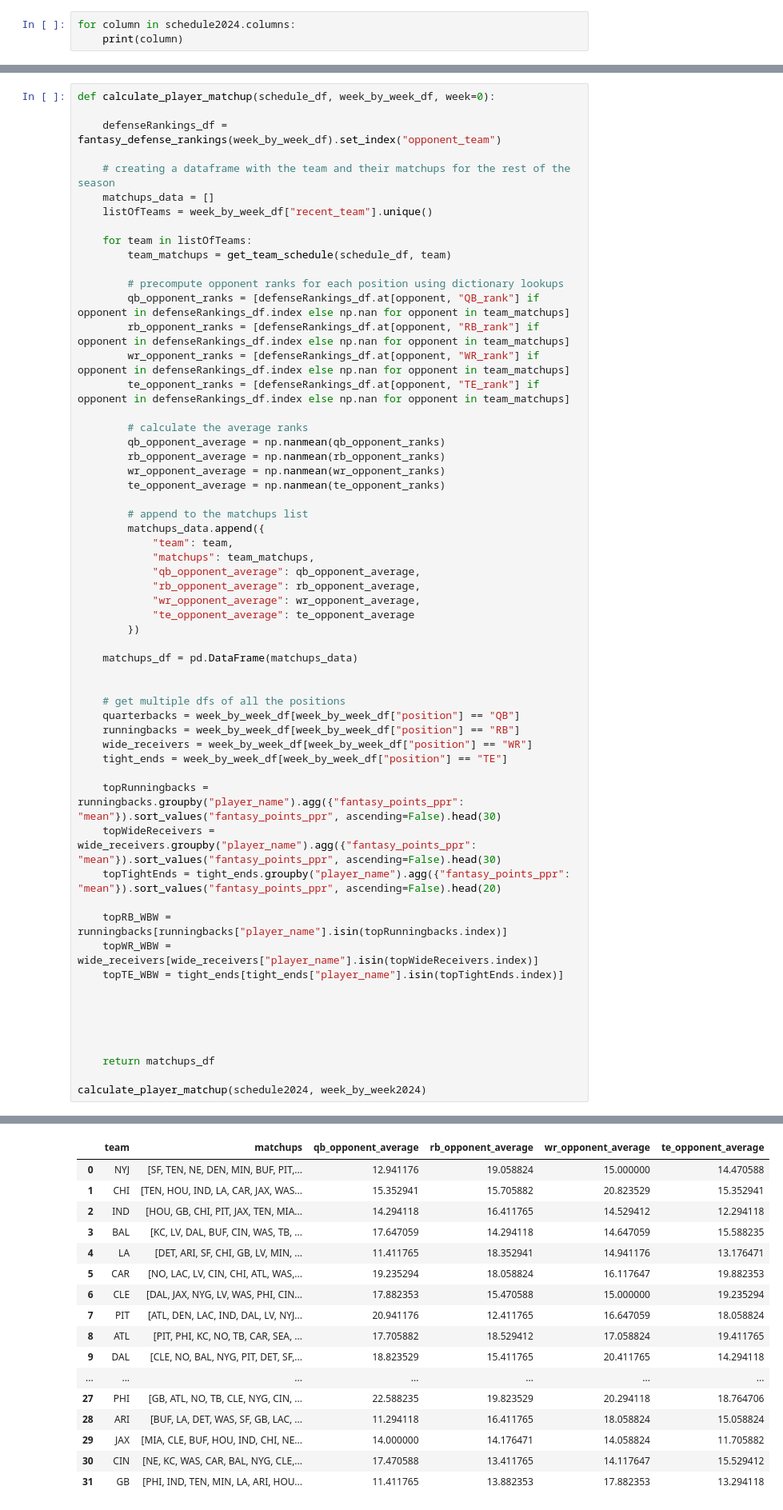
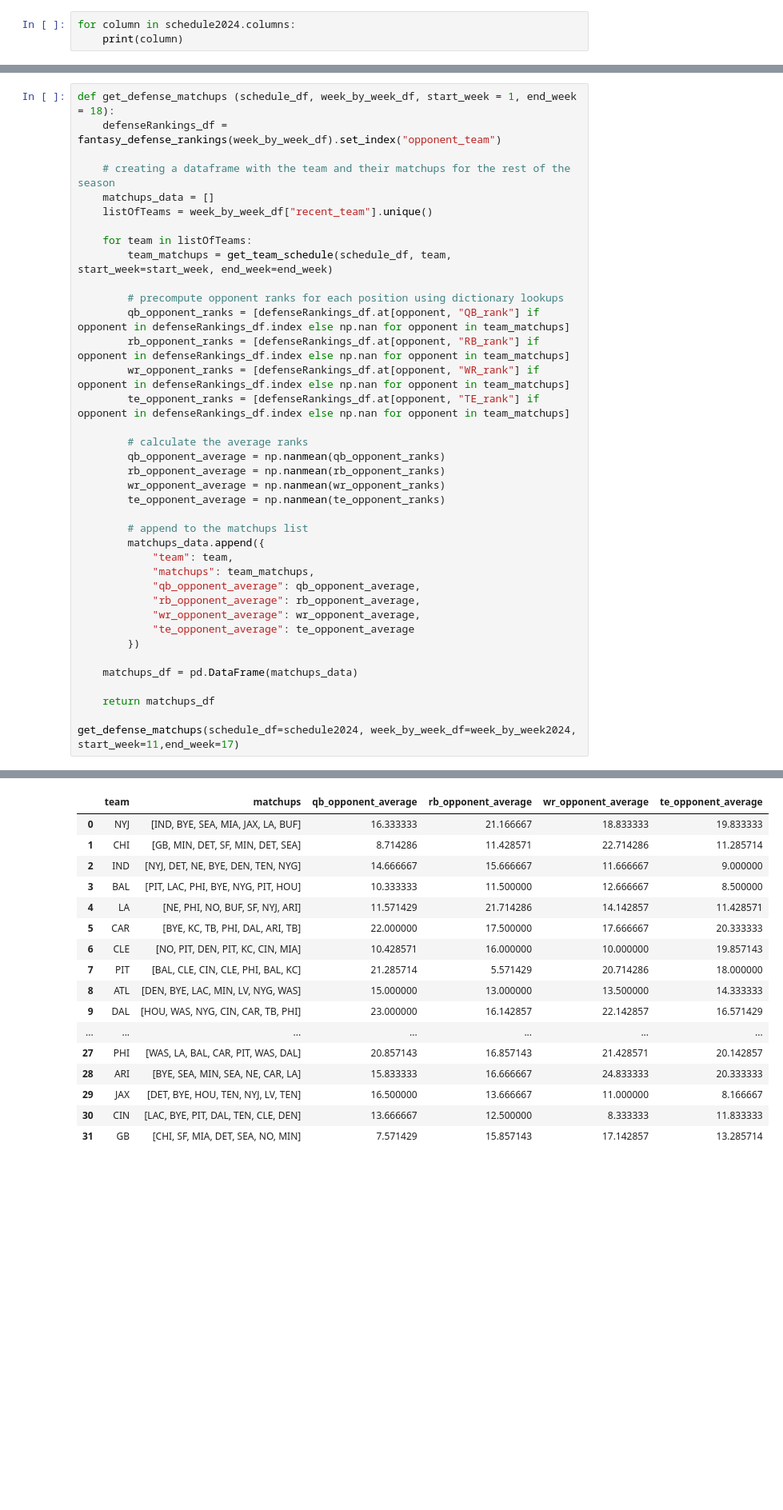
Before and after one commit to izyuan/nflanalytics, a Jupyter notebook: writingFunctions.ipynb, the cells around one changed output, grey strips where cells are left out. Shown: that part at 80% size. Saved outputs shown, nothing was run; the diff lists cells and outputs as text; blank space fills up the shorter version.

```diff
--- a/writingFunctions.ipynb
+++ b/writingFunctions.ipynb
@@ -42,6 +204,5 @@ for columns in week_by_week2024.columns:
 # %%
-def calculate_player_matchup(schedule_df, week_by_week_df, week=0):
-
+def get_defense_matchups (schedule_df, week_by_week_df, start_week = 1, end_week = 18):
     defenseRankings_df = fantasy_defense_rankings(week_by_week_df).set_index("opponent_team")
 
     # creating a dataframe with the team and their matchups for the rest of the season
@@ -49,7 +210,7 @@ def calculate_player_matchup(schedule_df, week_by_week_df, week=0):
     listOfTeams = week_by_week_df["recent_team"].unique()
 
     for team in listOfTeams:
-        team_matchups = get_team_schedule(schedule_df, team)
+        team_matchups = get_team_schedule(schedule_df, team, start_week=start_week, end_week=end_week)
 
         # precompute opponent ranks for each position using dictionary lookups
         qb_opponent_ranks = [defenseRankings_df.at[opponent, "QB_rank"] if opponent in defenseRankings_df.index else np.nan for opponent in team_matchups]
@@ -75,26 +236,7 @@ def calculate_player_matchup(schedule_df, week_by_week_df, week=0):
 
     matchups_df = pd.DataFrame(matchups_data)
 
-
-    # get multiple dfs of all the positions
-    quarterbacks = week_by_week_df[week_by_week_df["position"] == "QB"]
-    runningbacks = week_by_week_df[week_by_week_df["position"] == "RB"]
-    wide_receivers = week_by_week_df[week_by_week_df["position"] == "WR"]
-    tight_ends = week_by_week_df[week_by_week_df["position"] == "TE"]
-
-    topRunningbacks = runningbacks.groupby("player_name").agg({"fantasy_points_ppr": "mean"}).sort_values("fantasy_points_ppr", ascending=False).head(30)
-    topWideReceivers = wide_receivers.groupby("player_name").agg({"fantasy_points_ppr": "mean"}).sort_values("fantasy_points_ppr", ascending=False).head(30)
-    topTightEnds = tight_ends.groupby("player_name").agg({"fantasy_points_ppr": "mean"}).sort_values("fantasy_points_ppr", ascending=False).head(20)
-
-    topRB_WBW = runningbacks[runningbacks["player_name"].isin(topRunningbacks.index)]
-    topWR_WBW = wide_receivers[wide_receivers["player_name"].isin(topWideReceivers.index)]
-    topTE_WBW = tight_ends[tight_ends["player_name"].isin(topTightEnds.index)]
-
-
-
-
-
     return matchups_df
 
-calculate_player_matchup(schedule2024, week_by_week2024)
+get_defense_matchups(schedule_df=schedule2024, week_by_week_df=week_by_week2024, start_week=11,end_week=17)
 # %% [output]
@@ -102,20 +243,20 @@ calculate_player_matchup(schedule2024, week_by_week2024)
 |  | team | matchups | qb_opponent_average | rb_opponent_average | wr_opponent_average | te_opponent_average |
-| 0 | NYJ | [SF, TEN, NE, DEN, MIN, BUF, PIT,... | 12.941176 | 19.058824 | 15.000000 | 14.470588 |
-| 1 | CHI | [TEN, HOU, IND, LA, CAR, JAX, WAS... | 15.352941 | 15.705882 | 20.823529 | 15.352941 |
-| 2 | IND | [HOU, GB, CHI, PIT, JAX, TEN, MIA... | 14.294118 | 16.411765 | 14.529412 | 12.294118 |
-| 3 | BAL | [KC, LV, DAL, BUF, CIN, WAS, TB, ... | 17.647059 | 14.294118 | 14.647059 | 15.588235 |
-| 4 | LA | [DET, ARI, SF, CHI, GB, LV, MIN, ... | 11.411765 | 18.352941 | 14.941176 | 13.176471 |
-| 5 | CAR | [NO, LAC, LV, CIN, CHI, ATL, WAS,... | 19.235294 | 18.058824 | 16.117647 | 19.882353 |
-| 6 | CLE | [DAL, JAX, NYG, LV, WAS, PHI, CIN... | 17.882353 | 15.470588 | 15.000000 | 19.235294 |
-| 7 | PIT | [ATL, DEN, LAC, IND, DAL, LV, NYJ... | 20.941176 | 12.411765 | 16.647059 | 18.058824 |
-| 8 | ATL | [PIT, PHI, KC, NO, TB, CAR, SEA, ... | 17.705882 | 18.529412 | 17.058824 | 19.411765 |
-| 9 | DAL | [CLE, NO, BAL, NYG, PIT, DET, SF,... | 18.823529 | 15.411765 | 20.411765 | 14.294118 |
+| 0 | NYJ | [IND, BYE, SEA, MIA, JAX, LA, BUF] | 16.333333 | 21.166667 | 18.833333 | 19.833333 |
+| 1 | CHI | [GB, MIN, DET, SF, MIN, DET, SEA] | 8.714286 | 11.428571 | 22.714286 | 11.285714 |
+| 2 | IND | [NYJ, DET, NE, BYE, DEN, TEN, NYG] | 14.666667 | 15.666667 | 11.666667 | 9.000000 |
+| 3 | BAL | [PIT, LAC, PHI, BYE, NYG, PIT, HOU] | 10.333333 | 11.500000 | 12.666667 | 8.500000 |
+| 4 | LA | [NE, PHI, NO, BUF, SF, NYJ, ARI] | 11.571429 | 21.714286 | 14.142857 | 11.428571 |
+| 5 | CAR | [BYE, KC, TB, PHI, DAL, ARI, TB] | 22.000000 | 17.500000 | 17.666667 | 20.333333 |
+| 6 | CLE | [NO, PIT, DEN, PIT, KC, CIN, MIA] | 10.428571 | 16.000000 | 10.000000 | 19.857143 |
+| 7 | PIT | [BAL, CLE, CIN, CLE, PHI, BAL, KC] | 21.285714 | 5.571429 | 20.714286 | 18.000000 |
+| 8 | ATL | [DEN, BYE, LAC, MIN, LV, NYG, WAS] | 15.000000 | 13.000000 | 13.500000 | 14.333333 |
+| 9 | DAL | [HOU, WAS, NYG, CIN, CAR, TB, PHI] | 23.000000 | 16.142857 | 22.142857 | 16.571429 |
 | ... | ... | ... | ... | ... | ... | ... |
-| 27 | PHI | [GB, ATL, NO, TB, CLE, NYG, CIN, ... | 22.588235 | 19.823529 | 20.294118 | 18.764706 |
-| 28 | ARI | [BUF, LA, DET, WAS, SF, GB, LAC, ... | 11.294118 | 16.411765 | 18.058824 | 15.058824 |
-| 29 | JAX | [MIA, CLE, BUF, HOU, IND, CHI, NE... | 14.000000 | 14.176471 | 14.058824 | 11.705882 |
-| 30 | CIN | [NE, KC, WAS, CAR, BAL, NYG, CLE,... | 17.470588 | 13.411765 | 14.117647 | 15.529412 |
-| 31 | GB | [PHI, IND, TEN, MIN, LA, ARI, HOU... | 11.411765 | 13.882353 | 17.882353 | 13.294118 |
+| 27 | PHI | [WAS, LA, BAL, CAR, PIT, WAS, DAL] | 20.857143 | 16.857143 | 21.428571 | 20.142857 |
+| 28 | ARI | [BYE, SEA, MIN, SEA, NE, CAR, LA] | 15.833333 | 16.666667 | 24.833333 | 20.333333 |
+| 29 | JAX | [DET, BYE, HOU, TEN, NYJ, LV, TEN] | 16.500000 | 13.666667 | 11.000000 | 8.166667 |
+| 30 | CIN | [LAC, BYE, PIT, DAL, TEN, CLE, DEN] | 13.666667 | 12.500000 | 8.333333 | 11.833333 |
+| 31 | GB | [CHI, SF, MIA, DET, SEA, NO, MIN] | 7.571429 | 15.857143 | 17.142857 | 13.285714 |
 # %%
 def get_team_schedule (schedule_df,team_name, start_week = 1 , end_week = 18):
     # filter rows where the team is either the home or away team
```
Also changed, not shown: parts of 6 cells of this notebook, 2 other files.
